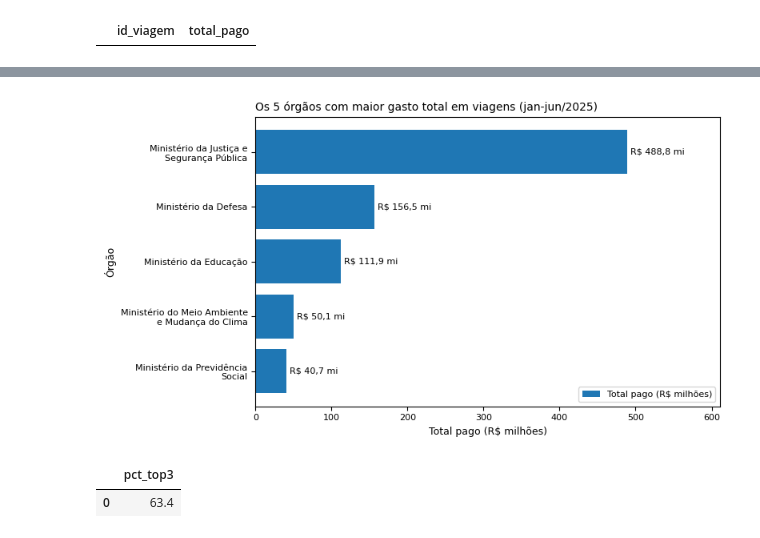
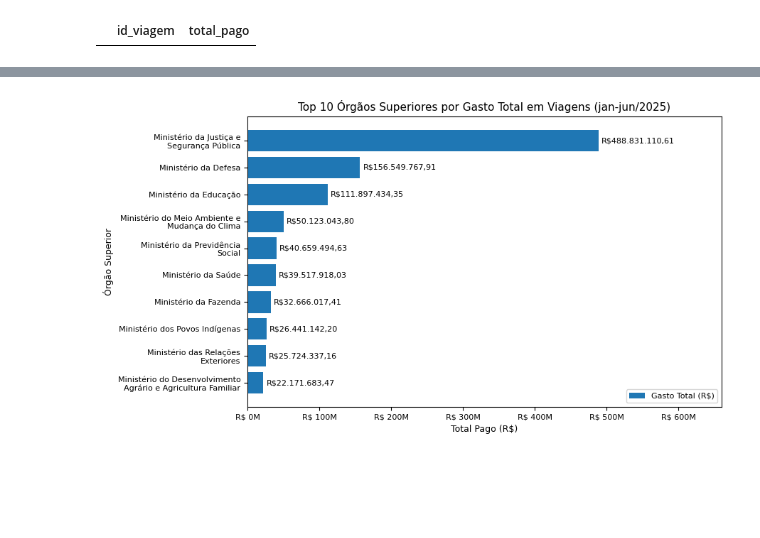
Before and after one commit to leonardofelipe85/pipeline-viagens-servico, a Jupyter notebook: 3_analise.ipynb, the cells around one changed output, grey strips where cells are left out. Drawn from its saved outputs; the diff is of its cells as text; code cells hidden in the pictures; blank space fills up the shorter version.

```diff
--- a/3_analise.ipynb
+++ b/3_analise.ipynb
@@ -286,16 +285,14 @@ executar(
     """
 )
 # %%
-df_gold = pd.read_sql(
-    """
-    SELECT *
+sql_orgao = """
+    SELECT nome_orgao_superior, qtd_viagens, total_pago
     FROM gold_custo_orgao
     ORDER BY total_pago DESC
-    LIMIT 5
-    """,
-    conexao
-)
-df_gold
+    LIMIT 10;
+    """
+df_orgao = pd.read_sql(sql_orgao, conexao)
+df_orgao
 # %% [output]
 |  | nome_orgao_superior | qtd_viagens | total_pago |
 | 0 | Ministério da Justiça e Segurança... | 75633 | 4.888311e+08 |
@@ -376,58 +325,34 @@ df_view_formatado
 # %%
-import textwrap
+# Nomes abreviados dos órgãos se forem muito longos
+nomes_orgaos = [
+    textwrap.fill(nome, width=30) for nome in df_orgao["nome_orgao_superior"]
+]
 
-df_view = pd.read_sql(
-    """
-    SELECT *
-    FROM vw_custo_orgao
-    ORDER BY total_pago DESC
-    LIMIT 5
-    """,
-    conexao
+# Rótulos com o valor total pago formatado em moeda
+rotulos_orgaos = [moeda(valor) for valor in df_orgao["total_pago"]]
+
+plt.figure(figsize=(9, 5))
+
+barras = plt.barh(
+    nomes_orgaos, df_orgao["total_pago"], label="Gasto Total (R$)"
 )
-
-nomes = [textwrap.fill(n, 28) for n in df_view["nome_orgao_superior"]]
-valores_mi = df_view["total_pago"] / 1_000_000
-
-plt.figure(figsize=(8, 4.5))
-barras = plt.barh(nomes, valores_mi, label="Total pago (R$ milhões)")
-
-rotulos = [
-    f"R$ {v:,.1f} mi".replace(",", "X").replace(".", ",").replace("X", ".")
-    for v in valores_mi
-]
-plt.bar_label(barras, labels=rotulos, padding=3, fontsize=8)
+plt.bar_label(barras, labels=rotulos_orgaos, padding=3, fontsize=8)
 
 plt.title(
-    "Os 5 órgãos com maior gasto total em viagens (jan-jun/2025)",
-    fontsize=10,
-    loc="left"
+    "Top 10 Órgãos Superiores por Gasto Total em Viagens (jan-jun/2025)",
+    fontsize=11,
 )
-plt.xlabel("Total pago (R$ milhões)", fontsize=9)
-plt.ylabel("Órgão", fontsize=9)
+plt.xlabel("Total Pago (R$)", fontsize=9)
+plt.ylabel("Órgão Superior", fontsize=9)
 plt.tick_params(labelsize=8)
 plt.legend(loc="lower right", fontsize=8)
 
 plt.gca().invert_yaxis()
-plt.xlim(0, valores_mi.max() * 1.25)
+plt.gca().xaxis.set_major_formatter(
+    FuncFormatter(lambda x, _: f"R$ {x*1e-6:,.0f}M".replace(",", "."))
+)
+plt.xlim(0, df_orgao["total_pago"].max() * 1.35)
 plt.tight_layout()
 plt.show()
 # %% [output]
-[figure, old version]
+[figure, new version]
-# %%
-pd.read_sql(
-    """
-    SELECT
-        ROUND(
-            100.0 * SUM(total_pago) FILTER (
-                WHERE total_pago >= 111000000
-            ) / SUM(total_pago),
-            1
-        ) AS pct_top3
-    FROM gold_custo_orgao
-    """,
-    conexao
-)
-# %% [output]
-|  | pct_top3 |
-| 0 | 63.4 |
```
Also changed, not shown: parts of 13 cells of this notebook.
